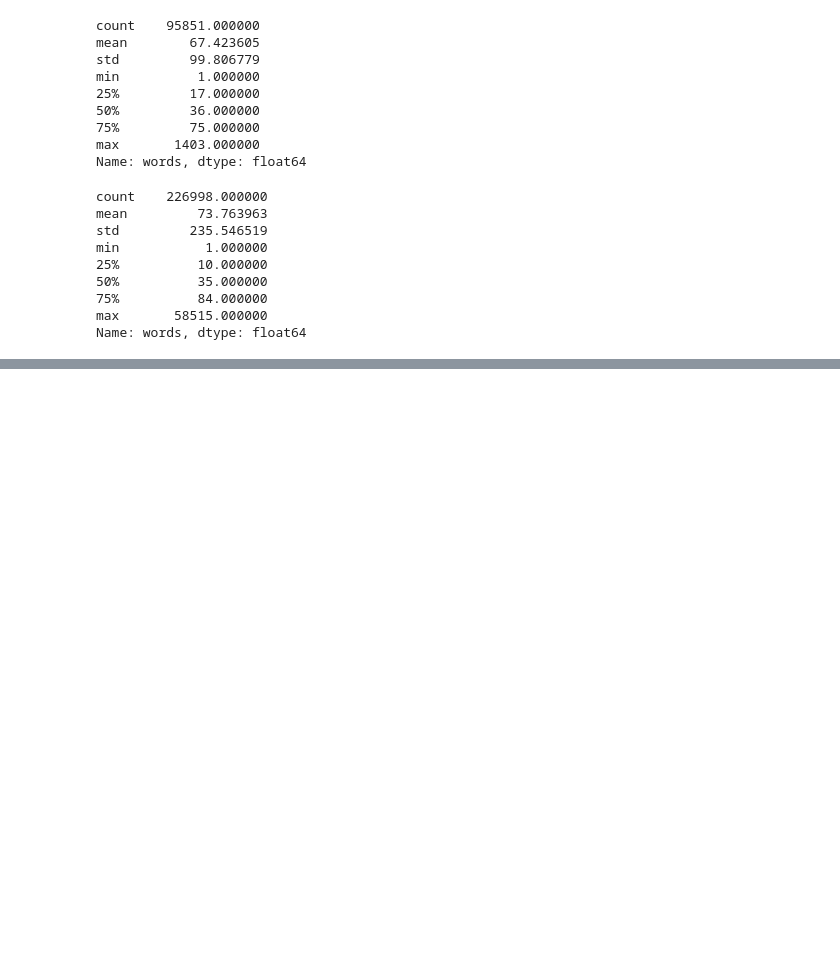
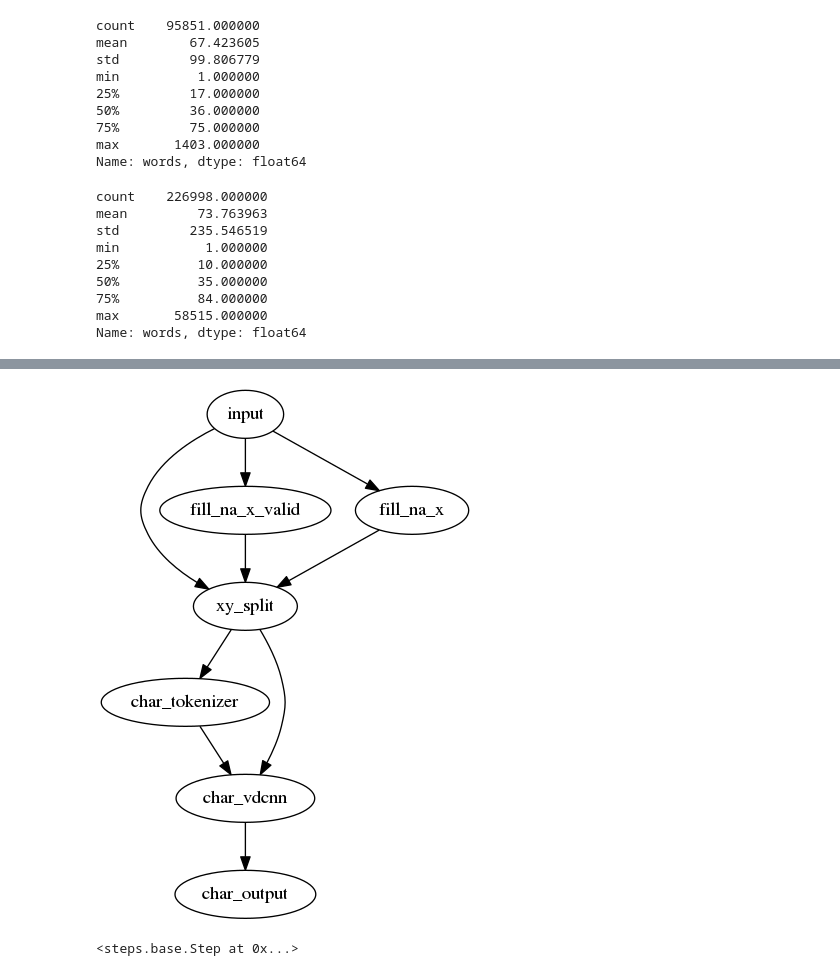
Before and after one commit to minerva-ml/open-solution-toxic-comments, a Jupyter notebook: devbook.ipynb, the cells around one changed output, grey strips where cells are left out. Saved outputs shown, nothing was run; the diff lists cells and outputs as text; code cells hidden in the pictures; blank space fills up the shorter version.

```diff
--- a/devbook.ipynb
+++ b/devbook.ipynb
@@ -125,0 +350,6 @@ pipe
+# %%
+char_vdcnn_pipeline = pipelines.char_vdcnn_train(SOLUTION_CONFIG)
+char_vdcnn_pipeline
+# %% [output]
+[figure, added]
+<steps.base.Step at 0x...>
```
Also changed, not shown: parts of 14 cells of this notebook, 2 other files.
